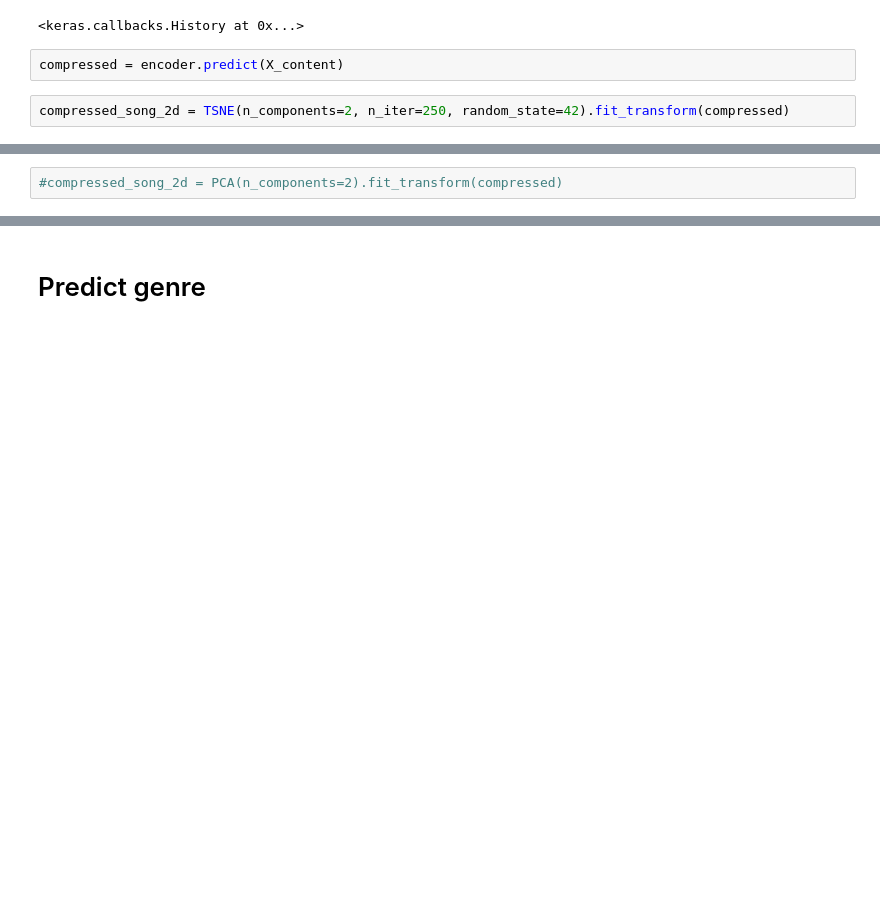
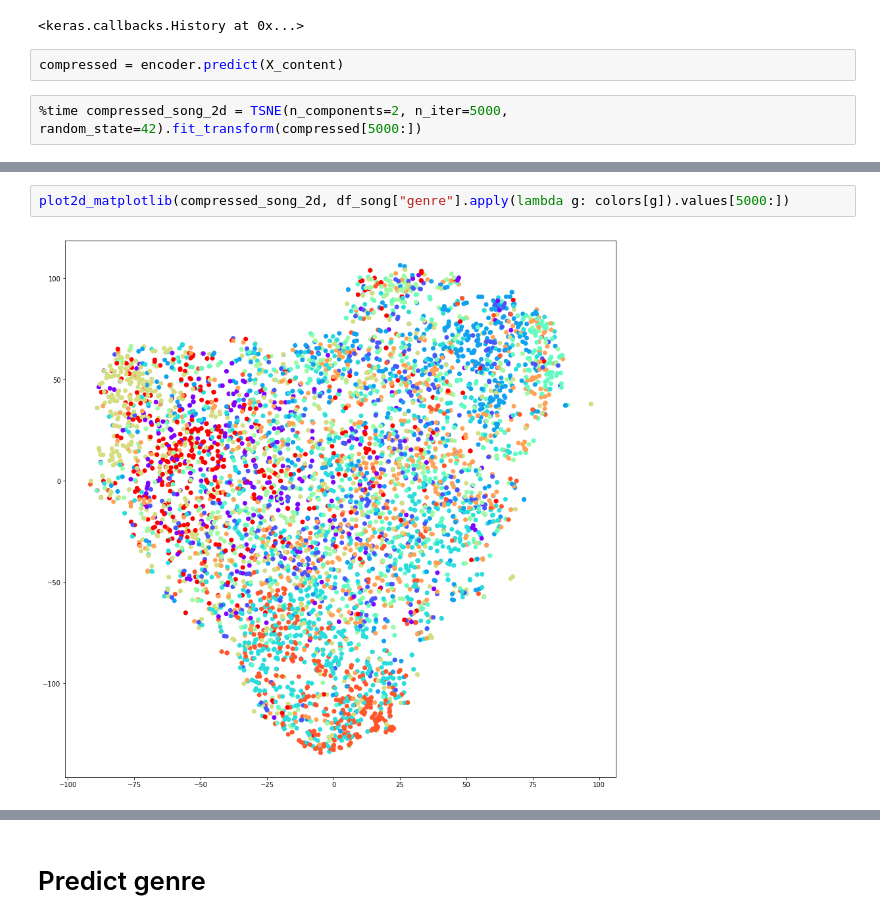
Before and after one commit to cgallay/Ada, a Jupyter notebook: Project/Projet_ADA_M2.ipynb, the cells around one changed output, grey strips where cells are left out. Cells and saved outputs as stored; diff of their text form; blank space fills up the shorter version.

```diff
--- a/Project/Projet_ADA_M2.ipynb
+++ b/Project/Projet_ADA_M2.ipynb
@@ -520,4 +530,4 @@ Epoch 200/200
 # %%
 compressed = encoder.predict(X_content)
 # %%
-compressed_song_2d = TSNE(n_components=2, n_iter=250, random_state=42).fit_transform(compressed)
+%time compressed_song_2d = TSNE(n_components=2, n_iter=5000, random_state=42).fit_transform(compressed[5000:])
@@ -524,3 +537,5 @@ compressed_song_2d = TSNE(n_components=2, n_iter=250, random_state=42).fit_trans
-# %%
-#compressed_song_2d = PCA(n_components=2).fit_transform(compressed)
+# %%
+plot2d_matplotlib(compressed_song_2d, df_song["genre"].apply(lambda g: colors[g]).values[5000:])
+# %% [output]
+[figure, added]
 # %%
```
Also changed, not shown: parts of 22 cells of this notebook, 6 other files.
